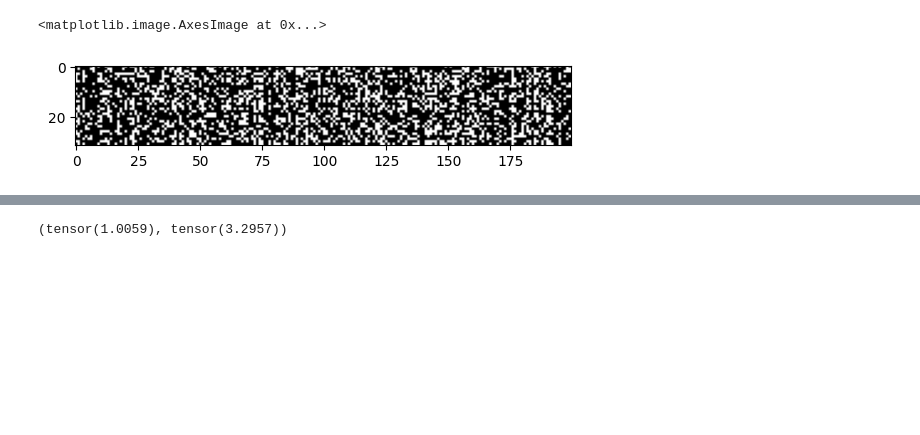
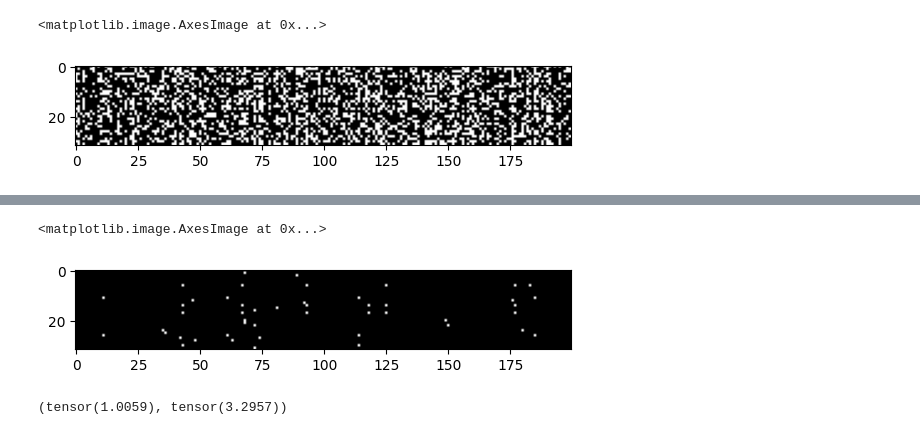
Before and after one commit to xiaobo-yang/my_makemore, a Jupyter notebook: mlp2.ipynb, the cells around one changed output, grey strips where cells are left out. Cells and saved outputs as stored; diff of their text form; code cells hidden in the pictures; blank space fills up the shorter version.

```diff
--- a/mlp2.ipynb
+++ b/mlp2.ipynb
@@ -436,3 +436,8 @@ tensor(3.3528, grad_fn=<NllLossBackward0>)
+# %%
+plt.imshow(h > 0.99, cmap='gray')
+# %% [output]
+<matplotlib.image.AxesImage at 0x...>
+[figure, added]
 # %%
 torch.manual_seed(42)
 
```
Also changed, not shown: parts of 14 cells of this notebook.
